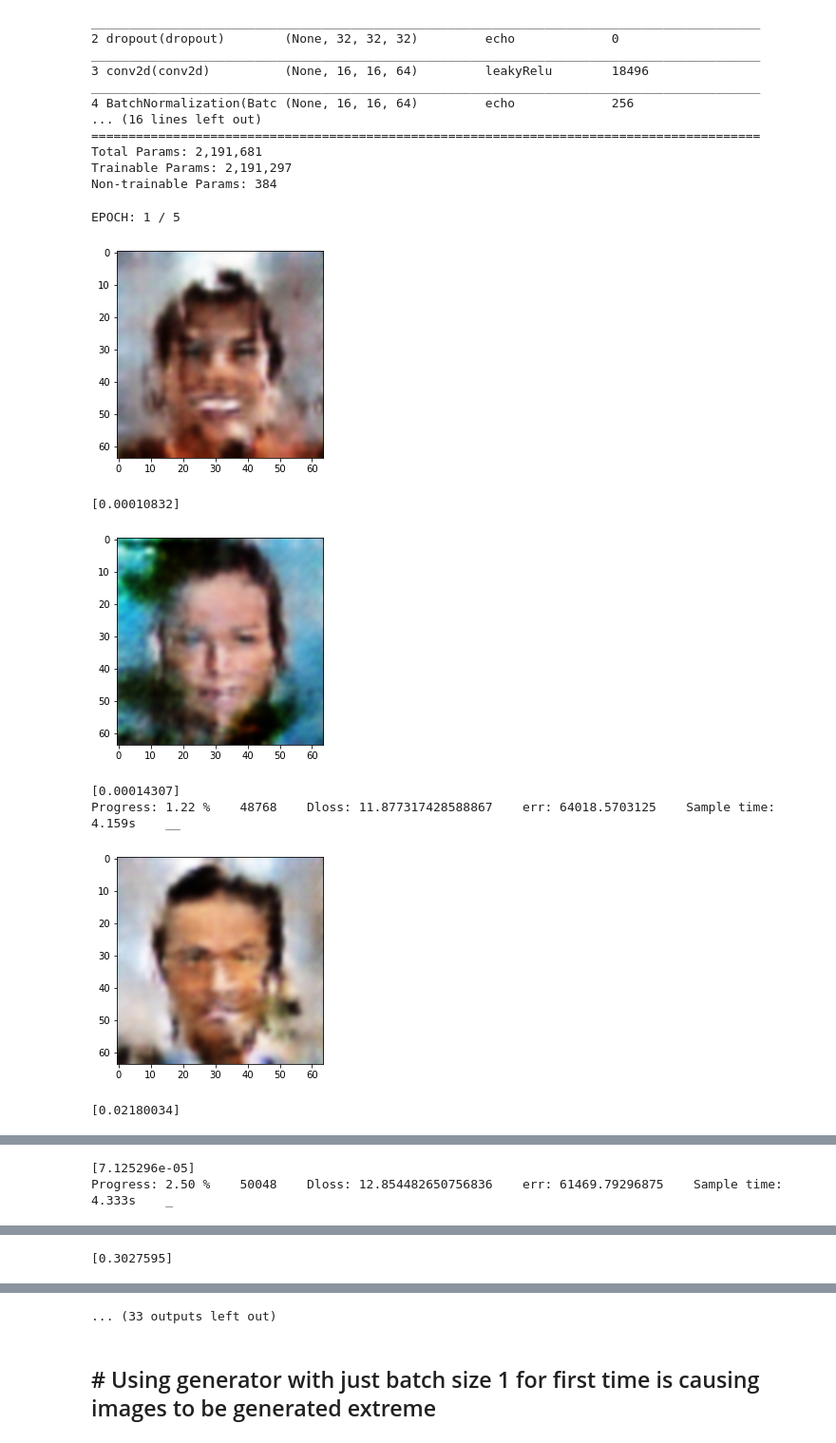
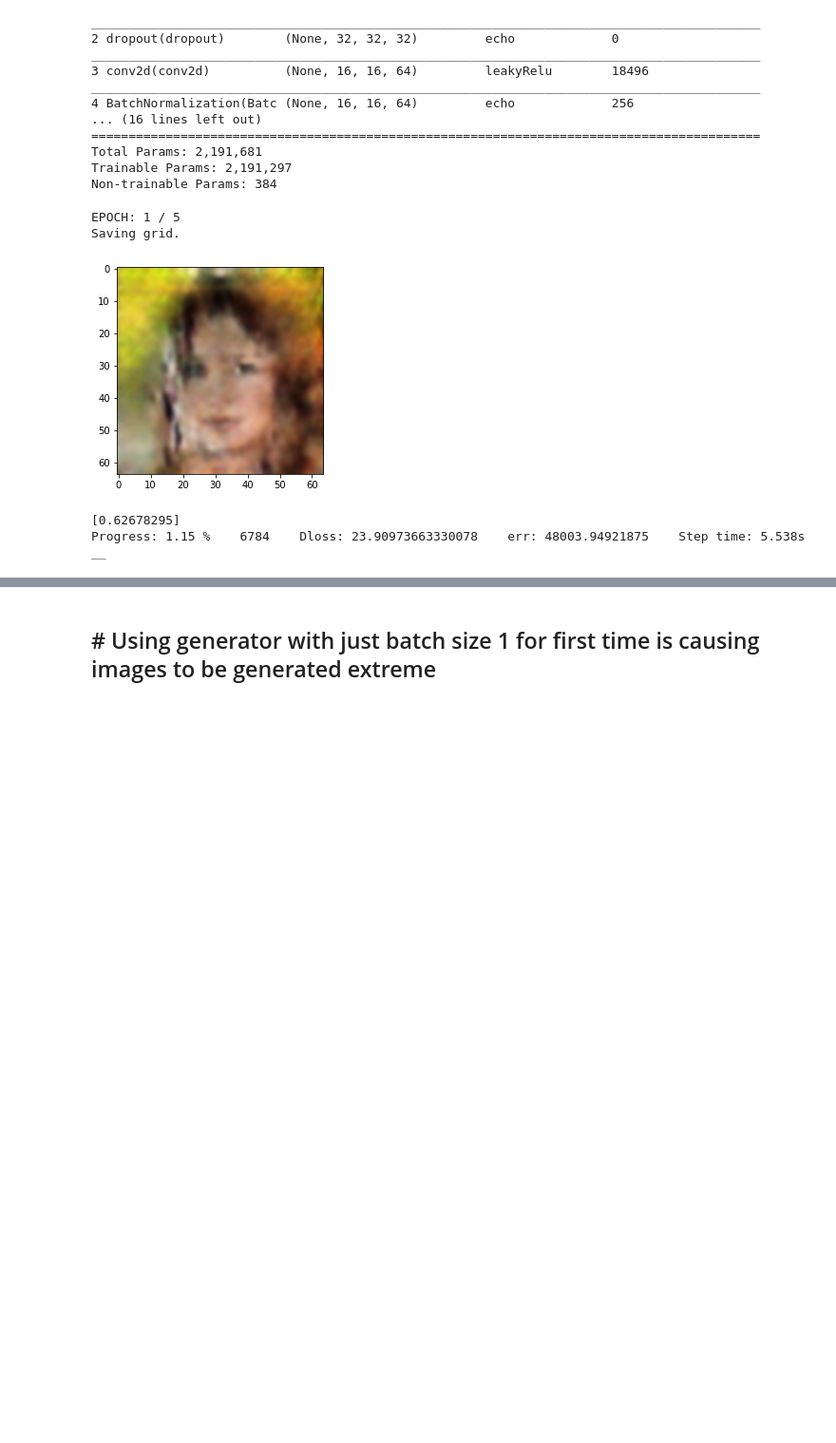
Before and after one commit to ShivamShrirao/GANs_from_scratch, a Jupyter notebook: DCGAN_celebs.ipynb, the cells around one changed output, grey strips where cells are left out. Shown at 95% size. Saved outputs shown, nothing was run; the diff lists cells and outputs as text; code cells hidden in the pictures; blank space fills up the shorter version.

```diff
--- a/DCGAN_celebs.ipynb
+++ b/DCGAN_celebs.ipynb
@@ -105,8 +105,8 @@ Total Params: 2,191,681
 Trainable Params: 2,191,297
 Non-trainable Params: 384
 # %%
-g.compile(optimizer=optimizers.adam,loss=functions.mean_squared_error,learning_rate=0.002)
-d.compile(optimizer=optimizers.adam,loss=functions.cross_entropy_with_logits,learning_rate=0.002)
+g.compile(optimizer=optimizers.adam,loss=functions.mean_squared_error,learning_rate=0.001)
+d.compile(optimizer=optimizers.adam,loss=functions.cross_entropy_with_logits,learning_rate=0.001)
 # %%
 svdnoise=np.random.randn(64,100).astype(np.float32)
 gen=g.predict(svdnoise)
@@ -117,16 +117,23 @@ def gen_sample():
     plt.imshow((gen[0]+1)/2,interpolation='bicubic')
     plt.show()
     print(d.predict(gen)[0])
-    gen=g.predict(svdnoise)
-    plt.imshow((gen[0]+1)/2,interpolation='bicubic')
-    plt.savefig("timelapse/"+str(ccu)+"img"+str(np.random.randn())[:5]+".png")
-    plt.show()
-    print(d.predict(gen)[0])
+# %%
+def gen_grid(noise,show=True,save=False):
+    fig, ax = plt.subplots(nrows=5,ncols=5,figsize=[20,20],gridspec_kw = {'wspace':0, 'hspace':0})
+    fig.patch.set_facecolor('white')
+    gen=g.predict(noise)
+    for i,axi in enumerate(ax.flat):
+        axi.axis("off")
+        axi.imshow((gen[i].squeeze()+1)/2,interpolation='bicubic')
+    if save:
+        fig.savefig("timelapse/"+str(ccu)+"img"+str(np.random.randn())[:5]+".png",bbox_inches='tight')
+    if not show:
+        plt.close(fig)
 # %%
 ccu=0
 # %%
 def run():
-    global ccu
+    global ccu,svdnoise
     batch_size=64
     dsz=len(names)
     # Label real ones as 90% real
@@ -158,23 +165,21 @@ def run():
         dout,err=d.not_train_on_batch(gout,y_gen)
         g.backprop(err,g.lenseq_m1)
         g.optimizer(g.sequence,g.learning_rate,g.beta)
-        if not step%20:
+        if not step%40:
+            print("Saving grid.")
+            gen_grid(svdnoise[:25],show=False,save=True)
             gen_sample()
         print("\rProgress: {:.2f} %    {}    Dloss: {}    err: {}    Step time: {:.3f}s    _".format(step*batch_size*100/dsz,ccu,dloss,abs(err).sum(),time()-stt),end='')
 # %%
 epochs=5
 for epoch in range(epochs):
     print("EPOCH:",epoch+1,'/',epochs)
     st_tm=time()
     run()
     print("\nEpoch time: {}:{}s".format(int(time()-st_tm)//60,int(time()-st_tm)%60))
-    gen_sample()
 # %% [output]
 EPOCH: 1 / 5
+Saving grid.
-[figure, old version]
+[figure, new version]
-[0.00010832]
+[0.62678295]
+Progress: 1.15 %    6784    Dloss: 23.90973663330078    err: 48003.94921875    Step time: 5.538s    __
-[figure, removed]
-[0.00014307]
-Progress: 1.22 %    48768    Dloss: 11.877317428588867    err: 64018.5703125    Sample time: 4.159s    __
-[figure, removed]
-[0.02180034]
@@ -182,2 +185,0 @@ Progress: 1.22 %    48768    Dloss: 11.877317428588867    err: 64018.5703125
-[7.125296e-05]
-Progress: 2.50 %    50048    Dloss: 12.854482650756836    err: 61469.79296875    Sample time: 4.333s    _
@@ -185 +185,0 @@ Progress: 2.50 %    50048    Dloss: 12.854482650756836    err: 61469.79296875
-[0.3027595]
@@ -187,4 +186,3 @@ Progress: 2.50 %    50048    Dloss: 12.854482650756836    err: 61469.79296875
-... (33 outputs left out)
 # %% [markdown]
 ## # Using generator with just batch size 1 for first time is causing images to be generated extreme
 # %%
```
Also changed, not shown: parts of 5 cells of this notebook, 2 other files.
